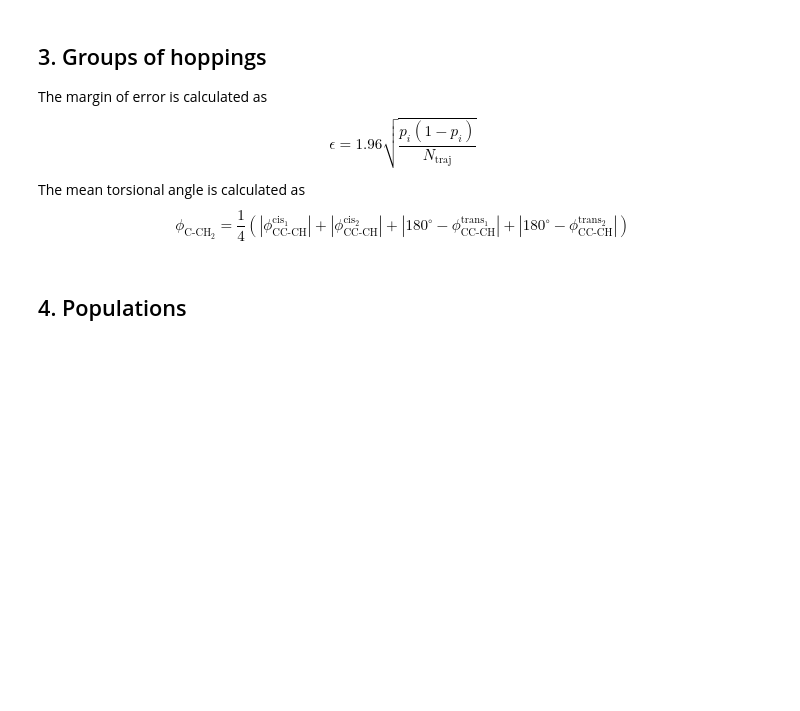
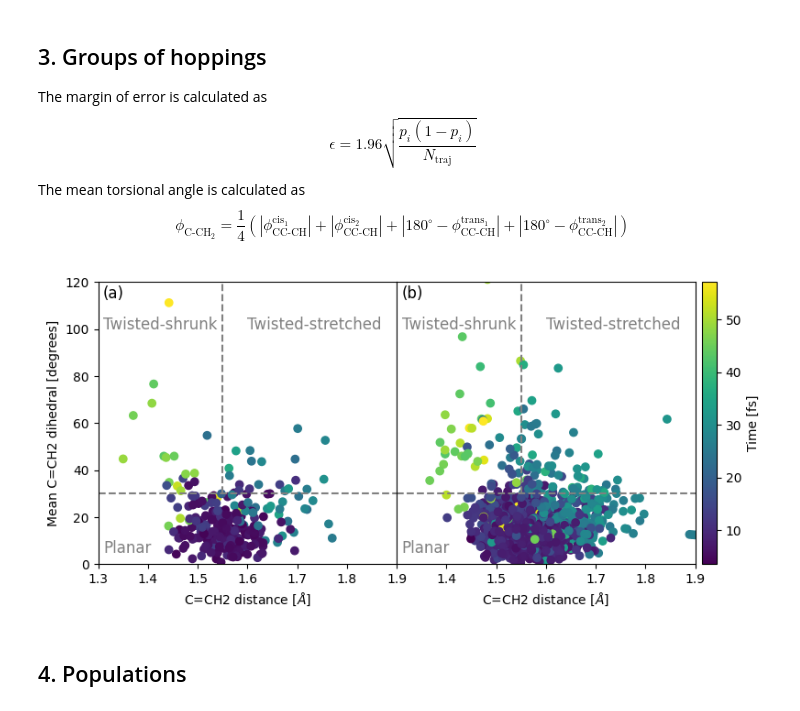
Before and after one commit to JakubMartinka/Fulvene-ML-FSSH, a Jupyter notebook: SI.ipynb, the cells around one changed output. Saved outputs shown, nothing was run; the diff lists cells and outputs as text; code cells hidden in the pictures; blank space fills up the shorter version.

```diff
--- a/SI.ipynb
+++ b/SI.ipynb
@@ -180,14 +202,16 @@ The mean torsional angle is calculated as
 \end{equation*}
 # %%
 path = # path to the trajectories
-output_name = 'hop_MSANIKRR_ddgrad.csv'
-Ntraj = 1000
+output_name = 'hop_CASSCF_LZSH.csv'; Ntraj = 200
+#output_name = 'hop_MSANI_LZSH.csv'; Ntraj = 1000
+#output_name = 'hop_CASSCF.csv'; Ntraj = 200
+#output_name = 'hop_MSANIKRR_ddgrad.csv'; Ntraj = 1000
 
 C_CH2_lens = []; C_CH2_dihedral_Cis1 = []; C_CH2_dihedral_Cis2 = []; C_CH2_dihedral_trans1 = []; C_CH2_dihedral_trans2 = []; hop_times = []
 for j in range(Ntraj):
     traj = ml.data.molecular_trajectory()
     if Ntraj == 200: # CASSCF
-        traj.load(f"{path}TRAJ{j+1}/traj.h5", format='h5md')
+        traj.load(f"{path}TRAJ{j+1}/traj1.h5", format='h5md')
     if Ntraj == 1000: # MS-ANI + KRR
         traj.load(f"{path}TRAJ{j+1}/traj1.h5", format='h5md')
     hop_geoms = get_hop_geos(traj)
@@ -211,14 +235,18 @@ with open(f'data/{output_name}', 'w', newline='') as ff:
 # %%
 data = {
     'hop_CASSCF.csv': {},
+    'hop_CASSCF_LZSH.csv': {},
     'hop_MSANIKRR_ddgrad.csv': {},
+    'hop_MSANI_LZSH.csv': {},
 }
 
 for output_name in data.keys():
     data[output_name] = pd.read_csv(f'data/{output_name}')
 hops = {
-    'hop_CASSCF.csv': [],
-    'hop_MSANIKRR_ddgrad.csv': [],
+    'hop_CASSCF.csv': {},
+    'hop_CASSCF_LZSH.csv': {},
+    'hop_MSANIKRR_ddgrad.csv': {},
+    'hop_MSANI_LZSH.csv': {},
 }
 
 # Count hopping occurence
@@ -239,28 +267,31 @@ for i, output_name in enumerate(data.keys()):
 # %%
 ylim = [0, 120]
 xlim = [1.3, 1.9]
 plot = ['(a)', '(b)']
 
 fig, axs = plt.subplots(1, 2, figsize=(10, 4), sharey=True)
 fig.subplots_adjust(wspace=0)
-for i, output_name in enumerate(data.keys()):
+
+for i, output_name in enumerate(['hop_CASSCF.csv', 'hop_MSANIKRR_ddgrad.csv']):
     axs[i].axhline(y=30, color='grey', linestyle='--')
     axs[i].axvline(x=1.55, ymin=0.25, ymax=1, color='grey', linestyle='--')
     axs[i].text(1.31, 113, f'{plot[i]}', color='black', fontsize = 12)
     axs[i].text(1.31, 5, 'Planar', color='grey', fontsize = 12)
     axs[i].text(1.31, 100, 'Twisted-shrunk', color='grey', fontsize = 12)
     axs[i].text(1.6, 100, 'Twisted-stretched', color='grey', fontsize = 12)
     sc = axs[i].scatter(data[output_name]['C_CH2_lens'].tolist(), data[output_name]['hop_angle'].tolist(), c=data[output_name]['hop_times'].tolist())
     axs[i].set_xlabel("C=CH2 distance [$\AA$]")
     axs[i].set_ylabel("Mean C=CH2 dihedral [degrees]")
     axs[i].set_xlim(xlim)
     axs[i].set_ylim(ylim)
 axs[1].set_xticks(axs[0].get_xticks()[1:])
 axs[1].get_yaxis().set_visible(False)
 
 cbar = fig.colorbar(sc, ax=axs, label='Time [fs]', pad=0.01)
-save_fig('hopping_channels', tight_layout=False)
+#save_fig('hopping_channels', tight_layout=False)
 plt.show()
+# %% [output]
+[figure, added]
 # %% [markdown]
 ## 4. Populations
 # %%
```
Also changed, not shown: parts of 18 cells of this notebook.
